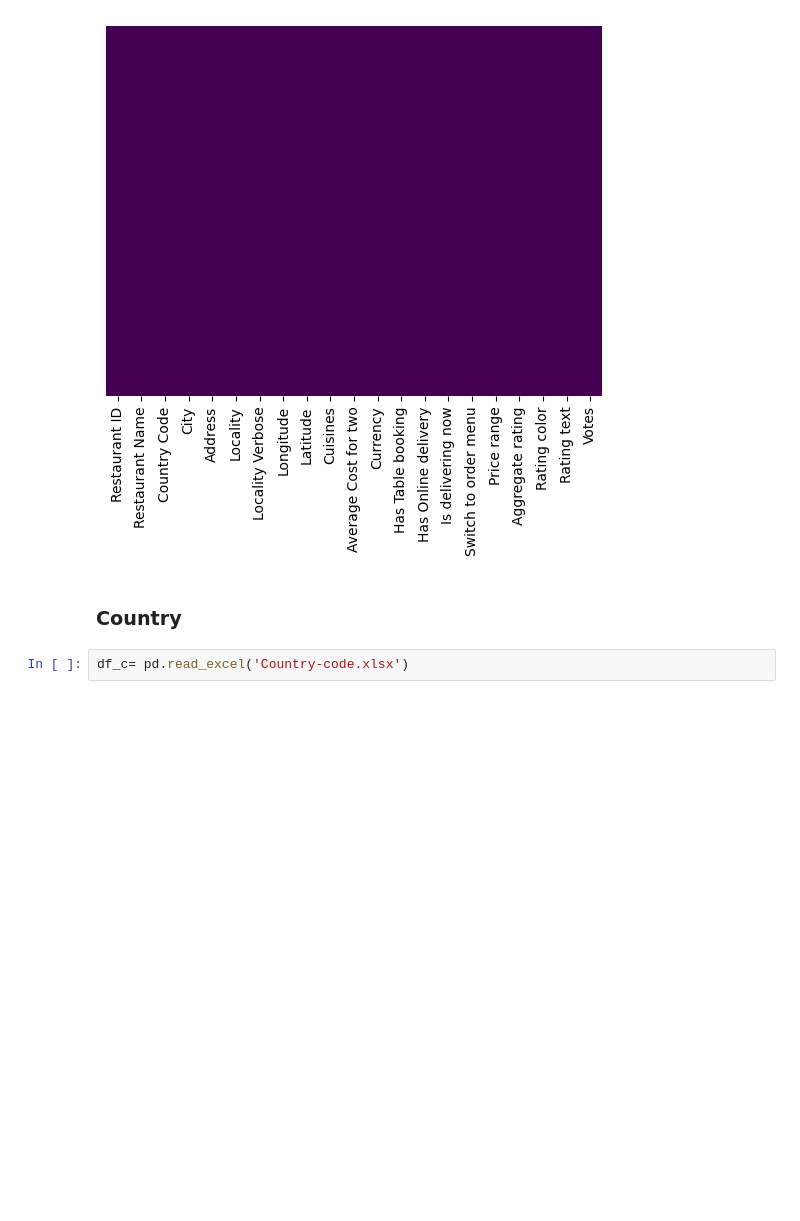
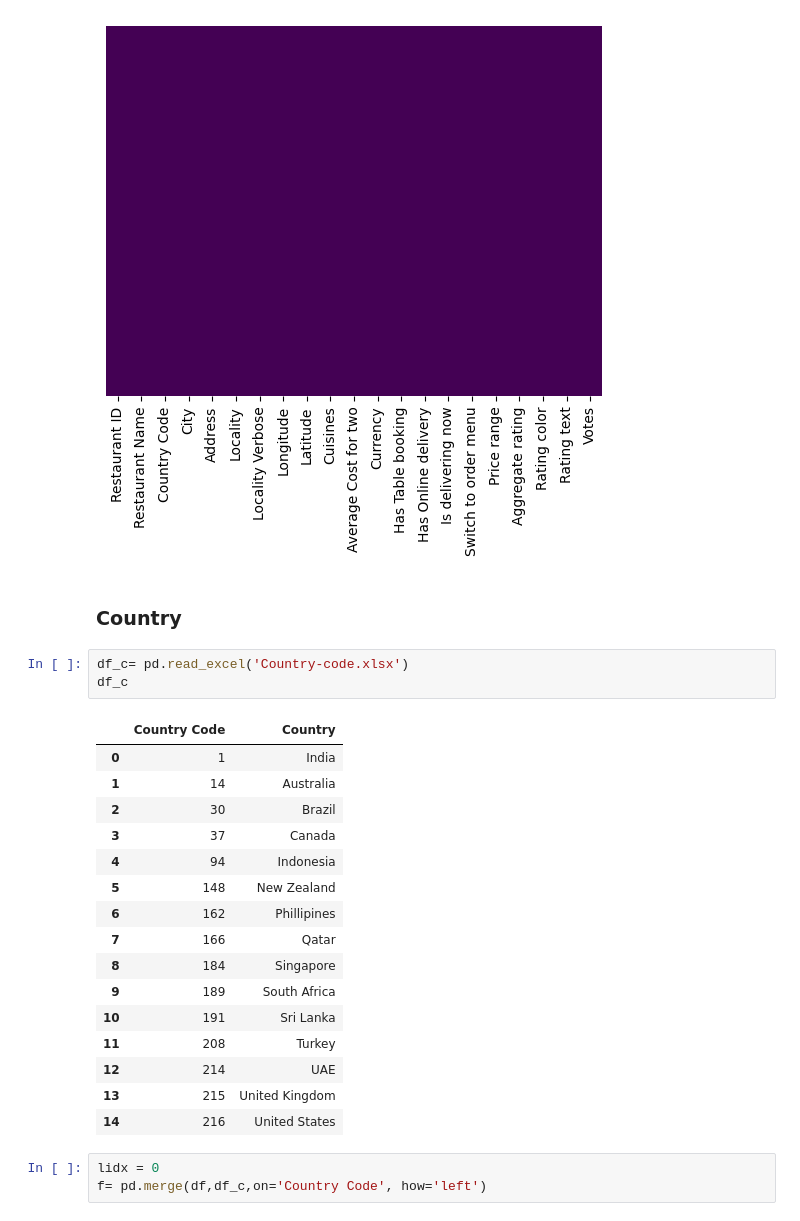
Before and after one commit to hassanjawad1/EDA, a Jupyter notebook: Day-1.ipynb, the cells around one changed output. Drawn from its saved outputs; the diff is of its cells as text; blank space fills up the shorter version.

```diff
--- a/Day-1.ipynb
+++ b/Day-1.ipynb
@@ -87,3 +87,24 @@ sns.heatmap(df.isnull(),yticklabels=False, cbar= False, cmap = 'viridis' )
 ### Country
 # %%
 df_c= pd.read_excel('Country-code.xlsx')
+df_c
+# %% [output]
+|  | Country Code | Country |
+| 0 | 1 | India |
+| 1 | 14 | Australia |
+| 2 | 30 | Brazil |
+| 3 | 37 | Canada |
+| 4 | 94 | Indonesia |
+| 5 | 148 | New Zealand |
+| 6 | 162 | Phillipines |
+| 7 | 166 | Qatar |
+| 8 | 184 | Singapore |
+| 9 | 189 | South Africa |
+| 10 | 191 | Sri Lanka |
+| 11 | 208 | Turkey |
+| 12 | 214 | UAE |
+| 13 | 215 | United Kingdom |
+| 14 | 216 | United States |
+# %%
+lidx = 0
+f= pd.merge(df,df_c,on='Country Code', how='left')
```
Also changed, not shown: parts of 5 cells of this notebook.
